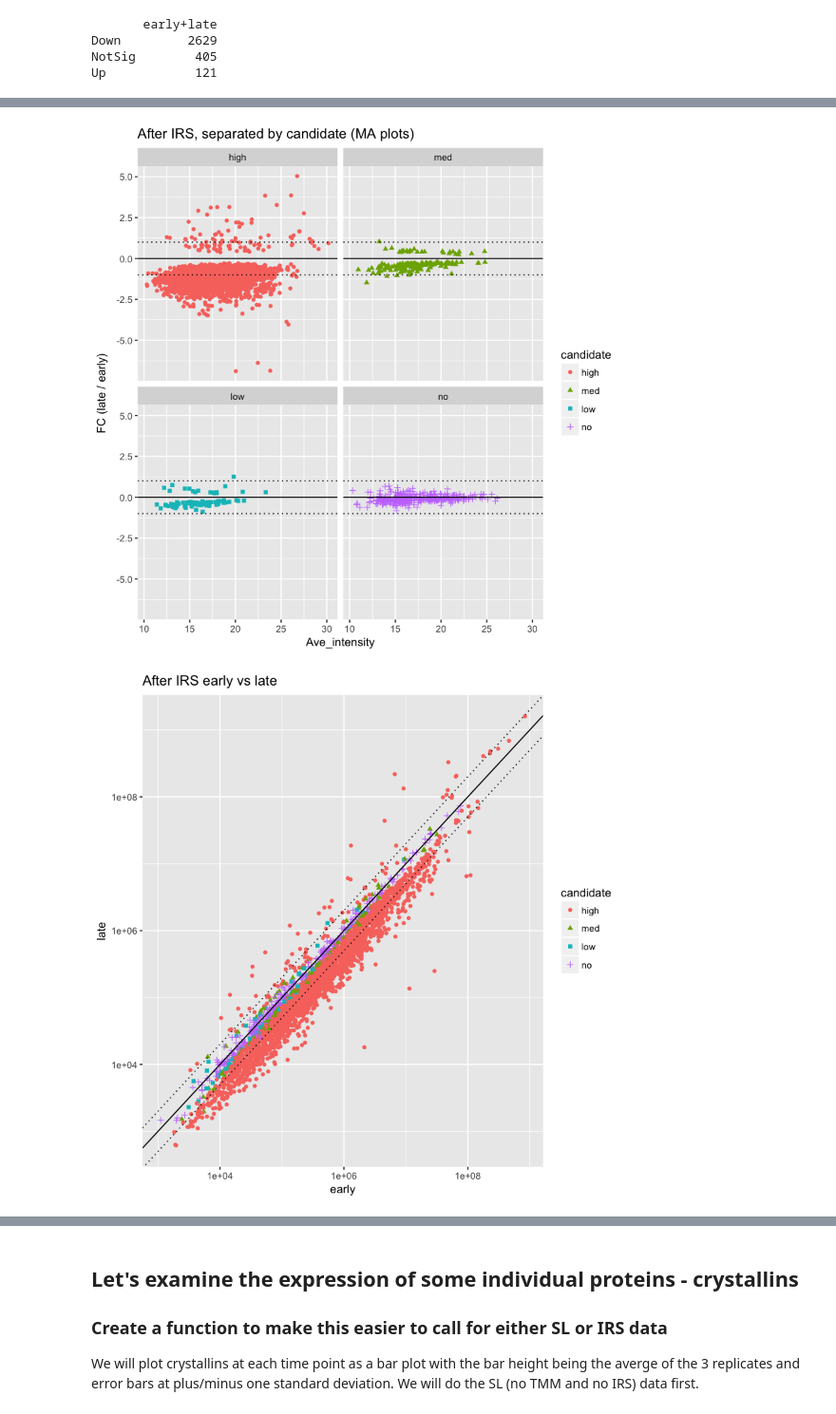
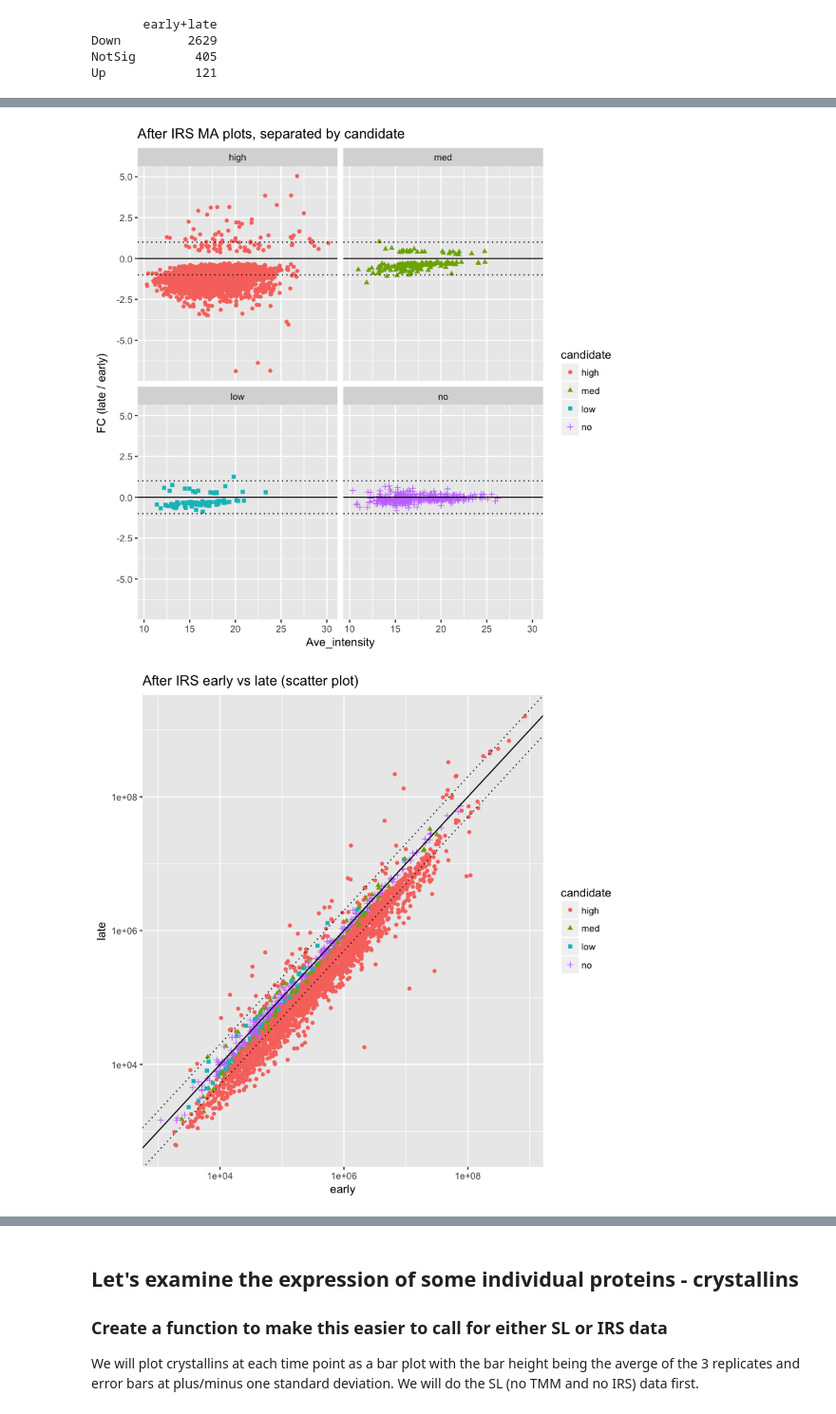
Before and after one commit to pwilmart/IRS_normalization, a Jupyter notebook: statistical_testing.ipynb, the cells around one changed output, grey strips where cells are left out. Shown at 95% size. Cells and saved outputs as stored; diff of their text form; code cells hidden in the pictures.

```diff
--- a/statistical_testing.ipynb
+++ b/statistical_testing.ipynb
@@ -48,6 +48,6 @@ colnames(data_no_na) <- col_headers
 
 # save the annotation columns (gene symbol and protein accession) for later and remove from data frame
 annotate_df <- data_no_na[1:2]
-data_raw <- data_no_na[3:20]
+data_raw <- as.data.frame(data_no_na[3:20])
 row.names(data_raw) <- annotate_df$`Protein Accession No.`
 # %% [output]
@@ -383,7 +378,8 @@ ggplot(tt_irs, aes(PValue)) +
 de_irs <- data.frame(rowMeans(data_irs[early]), rowMeans(data_irs[late]), tt_irs$candidate)
 colnames(de_irs) <- c("early", "late", "candidate")
 head(de_irs)
-# volcano_irs <- data.frame(log2(rowMeans(data_irs[early])/rowMeans(data_irs[late])), log10(tt_irs$FDR)*(-1), tt_irs$candidate)
+
+# we need the transformed data for the volcano plot
 volcano_irs <- data.frame(-1*tt_irs$logFC, -1*log10(tt_irs$FDR), tt_irs$candidate)
 colnames(volcano_irs) <- c("FoldChange", "FDR", "candidate")
 head(volcano_sl)
@@ -409,14 +405,14 @@ ggplot(temp, aes(x = Ave, y = FC)) +
   geom_hline(yintercept = 1.0, color = "black", linetype = "dotted") + # 2-fold up
   geom_hline(yintercept = -1.0, color = "black", linetype = "dotted") + # 2-fold down
   facet_wrap(~ candidate) +
-  ggtitle("After IRS, separated by candidate (MA plots)")
+  ggtitle("After IRS MA plots, separated by candidate")
 
 # make the combined candidate corelation plot
 ggplot(de_irs, aes(x = early, y = late)) +
   geom_point(aes(color = candidate, shape = candidate)) +
   scale_y_log10() +
   scale_x_log10() +
-  ggtitle("After IRS early vs late") +
+  ggtitle("After IRS early vs late (scatter plot)") +
   geom_abline(intercept = 0.0, slope = 1.0, color = "black") + # one-to-one line
   geom_abline(intercept = 0.301, slope = 1.0, color = "black", linetype = "dotted") + # 2-fold up
   geom_abline(intercept = -0.301, slope = 1.0, color = "black", linetype = "dotted") # 2-fold down
@@ -430,7 +426,7 @@ ggplot(de_irs, aes(x = early, y = late)) +
   geom_abline(intercept = 0.301, slope = 1.0, color = "black", linetype = "dotted") + # 2-fold up
   geom_abline(intercept = -0.301, slope = 1.0, color = "black", linetype = "dotted") + # 2-fold down
   facet_wrap(~ candidate) +
-  ggtitle("IRS, separated by candidate")
+  ggtitle("IRS scatter plots, separated by candidate")
 
 # make a volcano plot
 ggplot(volcano_irs, aes(x = FoldChange, y = FDR)) +
@@ -456,3 +452,3 @@ ggplot(volcano_irs, aes(x = FoldChange, y = FDR)) +
 [figure]
-[figure, old version]
+[figure, new version]
-[figure, old version]
+[figure, new version]
```
Also changed, not shown: parts of 29 cells of this notebook, 2 other files.
